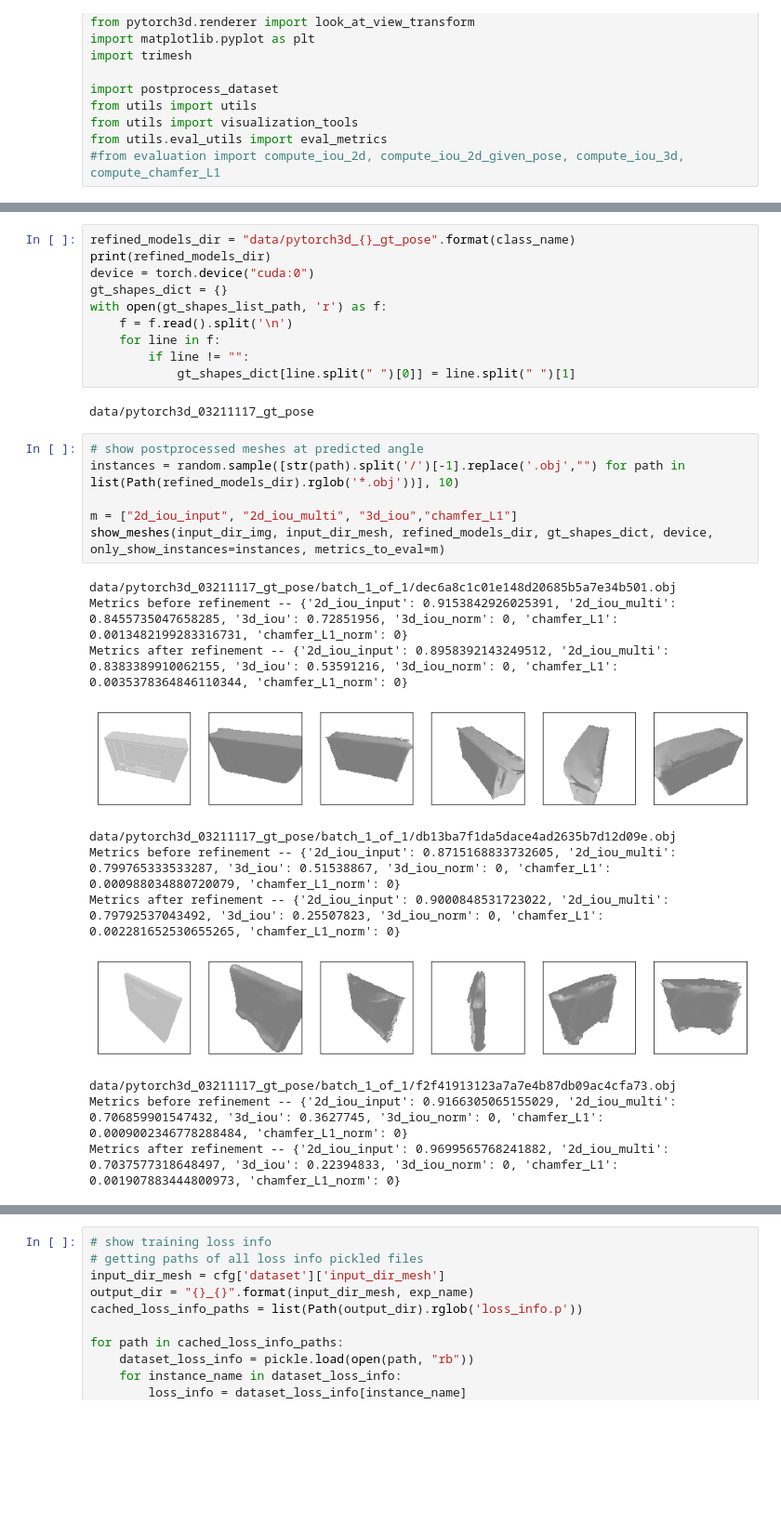
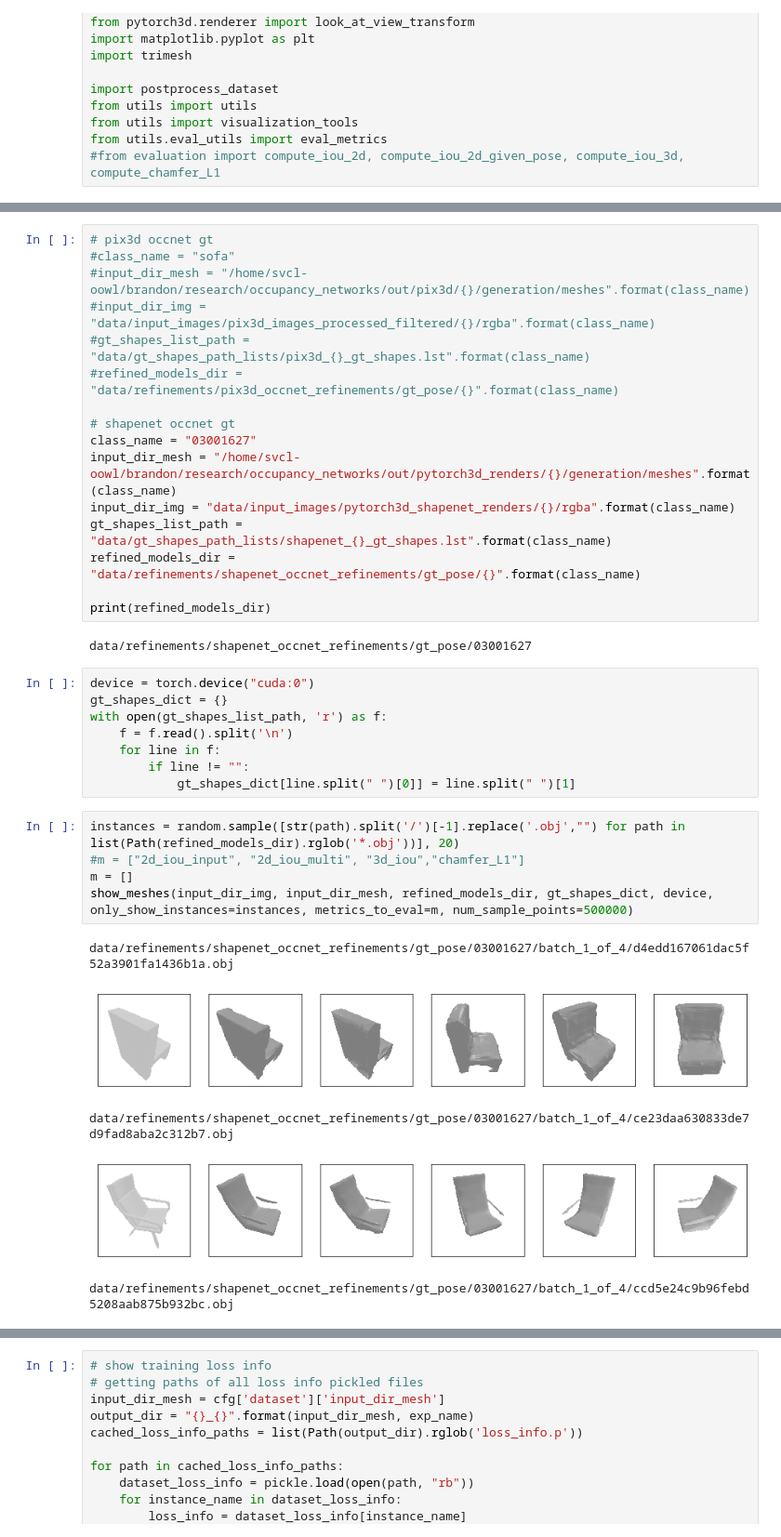
Before and after one commit to b7leung/sil_consistent_at_inference, a Jupyter notebook: notebooks/postprocess_dataset.ipynb, the cells around one changed output, grey strips where cells are left out. Shown at 93% size. Cells and saved outputs as stored; diff of their text form; blank space fills up the shorter version.

```diff
--- a/notebooks/postprocess_dataset.ipynb
+++ b/notebooks/postprocess_dataset.ipynb
@@ -141,6 +89,22 @@ gt_shapes_list_path = "data/gt_shapes_path_lists/shapenet_{}_gt_shapes.lst".form
+# %%
+# pix3d occnet gt
+#class_name = "sofa"
+#input_dir_mesh = "/home/svcl-oowl/brandon/research/occupancy_networks/out/pix3d/{}/generation/meshes".format(class_name)
+#input_dir_img = "data/input_images/pix3d_images_processed_filtered/{}/rgba".format(class_name)
+#gt_shapes_list_path = "data/gt_shapes_path_lists/pix3d_{}_gt_shapes.lst".format(class_name)
+#refined_models_dir = "data/refinements/pix3d_occnet_refinements/gt_pose/{}".format(class_name)
+
+# shapenet occnet gt
+class_name = "03001627"
+input_dir_mesh = "/home/svcl-oowl/brandon/research/occupancy_networks/out/pytorch3d_renders/{}/generation/meshes".format(class_name)
+input_dir_img = "data/input_images/pytorch3d_shapenet_renders/{}/rgba".format(class_name)
+gt_shapes_list_path = "data/gt_shapes_path_lists/shapenet_{}_gt_shapes.lst".format(class_name)
+refined_models_dir = "data/refinements/shapenet_occnet_refinements/gt_pose/{}".format(class_name)
+
+print(refined_models_dir)
+# %% [output]
+data/refinements/shapenet_occnet_refinements/gt_pose/03001627
 # %%
-refined_models_dir = "data/pytorch3d_{}_gt_pose".format(class_name)
-print(refined_models_dir)
 device = torch.device("cuda:0")
 gt_shapes_dict = {}
 with open(gt_shapes_list_path, 'r') as f:
@@ -148,23 +112,14 @@ with open(gt_shapes_list_path, 'r') as f:
     for line in f:
         if line != "":
             gt_shapes_dict[line.split(" ")[0]] = line.split(" ")[1]
-# %% [output]
-data/pytorch3d_03211117_gt_pose
 # %%
-# show postprocessed meshes at predicted angle
-instances = random.sample([str(path).split('/')[-1].replace('.obj',"") for path in list(Path(refined_models_dir).rglob('*.obj'))], 10)
-
-m = ["2d_iou_input", "2d_iou_multi", "3d_iou","chamfer_L1"]
-show_meshes(input_dir_img, input_dir_mesh, refined_models_dir, gt_shapes_dict, device, only_show_instances=instances, metrics_to_eval=m)
+instances = random.sample([str(path).split('/')[-1].replace('.obj',"") for path in list(Path(refined_models_dir).rglob('*.obj'))], 20)
+#m = ["2d_iou_input", "2d_iou_multi", "3d_iou","chamfer_L1"]
+m = []
+show_meshes(input_dir_img, input_dir_mesh, refined_models_dir, gt_shapes_dict, device, only_show_instances=instances, metrics_to_eval=m, num_sample_points=500000)
 # %% [output]
-data/pytorch3d_03211117_gt_pose/batch_1_of_1/dec6a8c1c01e148d20685b5a7e34b501.obj
-Metrics before refinement -- {'2d_iou_input': 0.9153842926025391, '2d_iou_multi': 0.8455735047658285, '3d_iou': 0.72851956, '3d_iou_norm': 0, 'chamfer_L1': 0.0013482199283316731, 'chamfer_L1_norm': 0}
-Metrics after refinement -- {'2d_iou_input': 0.8958392143249512, '2d_iou_multi': 0.8383389910062155, '3d_iou': 0.53591216, '3d_iou_norm': 0, 'chamfer_L1': 0.0035378364846110344, 'chamfer_L1_norm': 0}
+data/refinements/shapenet_occnet_refinements/gt_pose/03001627/batch_1_of_4/d4edd167061dac5f52a3901fa1436b1a.obj
-[figure, old version]
+[figure, new version]
-data/pytorch3d_03211117_gt_pose/batch_1_of_1/db13ba7f1da5dace4ad2635b7d12d09e.obj
-Metrics before refinement -- {'2d_iou_input': 0.8715168833732605, '2d_iou_multi': 0.799765333533287, '3d_iou': 0.51538867, '3d_iou_norm': 0, 'chamfer_L1': 0.000988034880720079, 'chamfer_L1_norm': 0}
-Metrics after refinement -- {'2d_iou_input': 0.9000848531723022, '2d_iou_multi': 0.79792537043492, '3d_iou': 0.25507823, '3d_iou_norm': 0, 'chamfer_L1': 0.002281652530655265, 'chamfer_L1_norm': 0}
+data/refinements/shapenet_occnet_refinements/gt_pose/03001627/batch_1_of_4/ce23daa630833de7d9fad8aba2c312b7.obj
-[figure, old version]
+[figure, new version]
-data/pytorch3d_03211117_gt_pose/batch_1_of_1/f2f41913123a7a7e4b87db09ac4cfa73.obj
-Metrics before refinement -- {'2d_iou_input': 0.9166305065155029, '2d_iou_multi': 0.706859901547432, '3d_iou': 0.3627745, '3d_iou_norm': 0, 'chamfer_L1': 0.0009002346778288484, 'chamfer_L1_norm': 0}
-Metrics after refinement -- {'2d_iou_input': 0.9699565768241882, '2d_iou_multi': 0.7037577318648497, '3d_iou': 0.22394833, '3d_iou_norm': 0, 'chamfer_L1': 0.001907883444800973, 'chamfer_L1_norm': 0}
+data/refinements/shapenet_occnet_refinements/gt_pose/03001627/batch_1_of_4/ccd5e24c9b96febd5208aab875b932bc.obj
```
Also changed, not shown: parts of 4 cells of this notebook, 33 other files.
